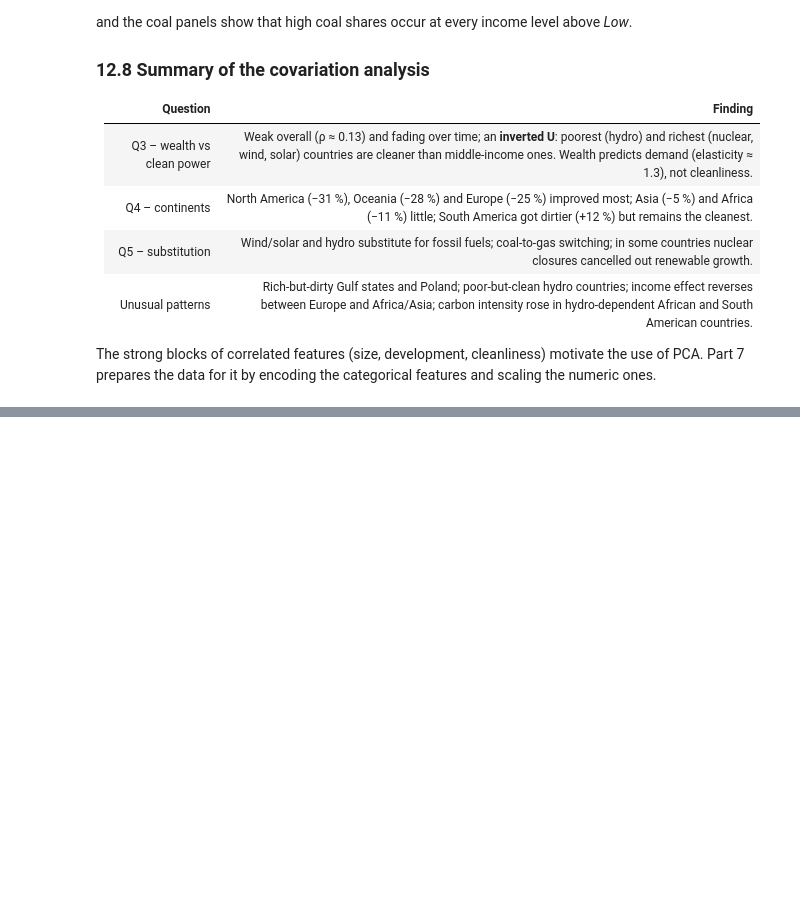
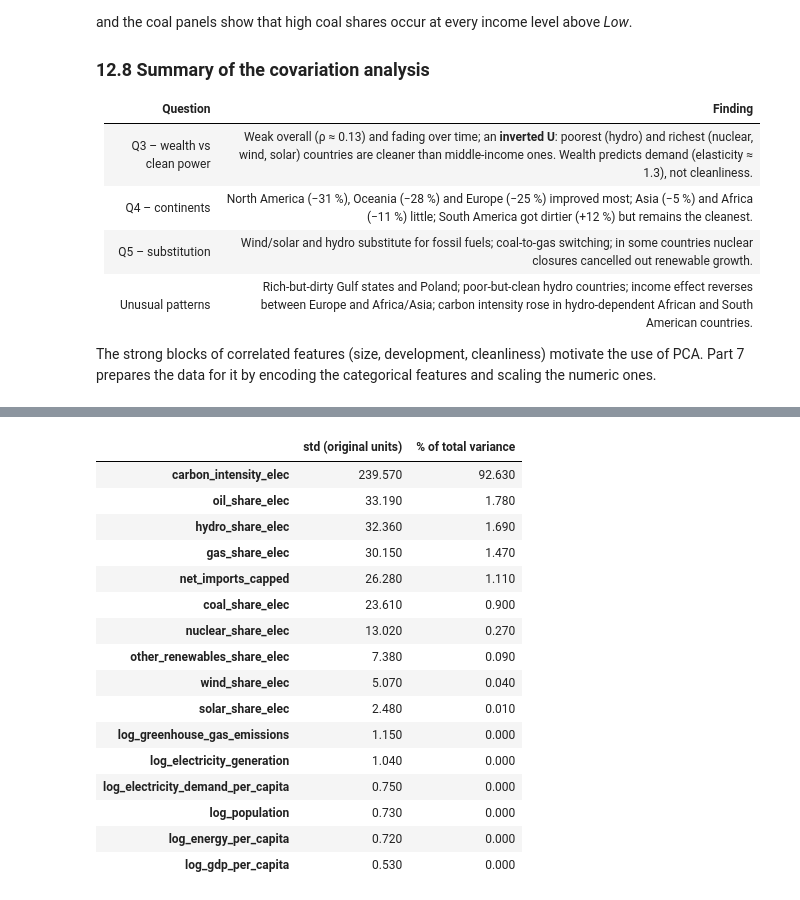
Before and after one commit to Md-Fahad2000/data_exploration_and_preparation_ca1, a Jupyter notebook: Energy_Transition_DEP.ipynb, the cells around one changed output, grey strips where cells are left out. Saved outputs shown, nothing was run; the diff lists cells and outputs as text; code cells hidden in the pictures; blank space fills up the shorter version.

```diff
--- a/Energy_Transition_DEP.ipynb
+++ b/Energy_Transition_DEP.ipynb
@@ -2362,0 +2583,30 @@ prepares the data for it by encoding the categorical features and scaling the nu
+# %%
+PCA_FEATURES = ["log_population", "log_gdp_per_capita", "log_energy_per_capita",
+                "log_electricity_demand_per_capita", "log_electricity_generation",
+                "log_greenhouse_gas_emissions", "net_imports_capped", "carbon_intensity_elec",
+                "coal_share_elec", "gas_share_elec", "oil_share_elec", "hydro_share_elec",
+                "nuclear_share_elec", "wind_share_elec", "solar_share_elec", "other_renewables_share_elec"]
+X = eda[PCA_FEATURES]
+
+# Why scaling is needed: each feature's share of the total variance on its original scale
+raw_var = X.var().sort_values(ascending=False)
+pd.DataFrame({"std (original units)": X.std()[raw_var.index],
+              "% of total variance": raw_var / raw_var.sum() * 100}).round(2)
+# %% [output]
+|  | std (original units) | % of total variance |
+| carbon_intensity_elec | 239.570 | 92.630 |
+| oil_share_elec | 33.190 | 1.780 |
+| hydro_share_elec | 32.360 | 1.690 |
+| gas_share_elec | 30.150 | 1.470 |
+| net_imports_capped | 26.280 | 1.110 |
+| coal_share_elec | 23.610 | 0.900 |
+| nuclear_share_elec | 13.020 | 0.270 |
+| other_renewables_share_elec | 7.380 | 0.090 |
+| wind_share_elec | 5.070 | 0.040 |
+| solar_share_elec | 2.480 | 0.010 |
+| log_greenhouse_gas_emissions | 1.150 | 0.000 |
+| log_electricity_generation | 1.040 | 0.000 |
+| log_electricity_demand_per_capita | 0.750 | 0.000 |
+| log_population | 0.730 | 0.000 |
+| log_energy_per_capita | 0.720 | 0.000 |
+| log_gdp_per_capita | 0.530 | 0.000 |
```
Also changed, not shown: parts of 23 cells of this notebook, 3 other files.
